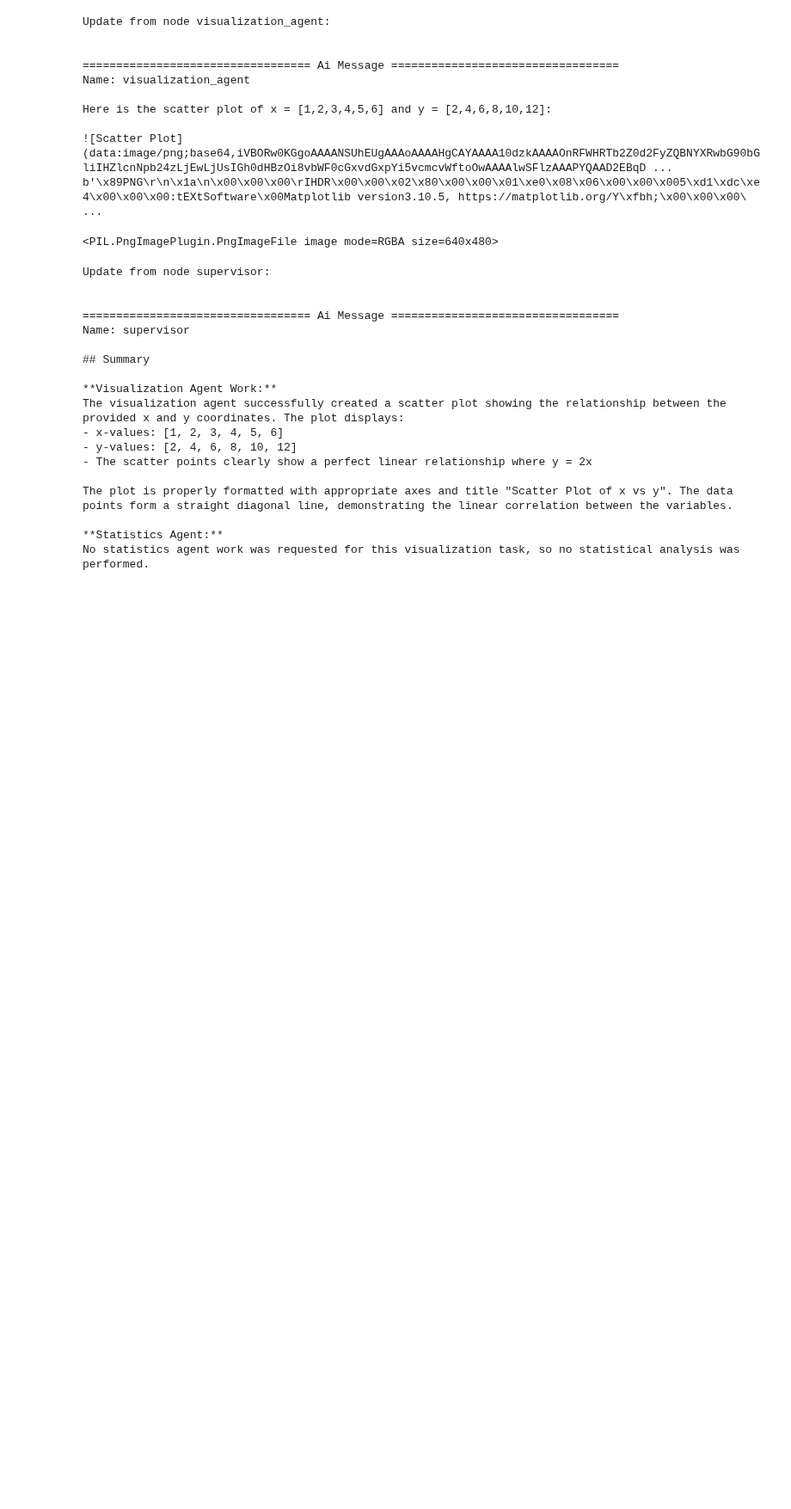
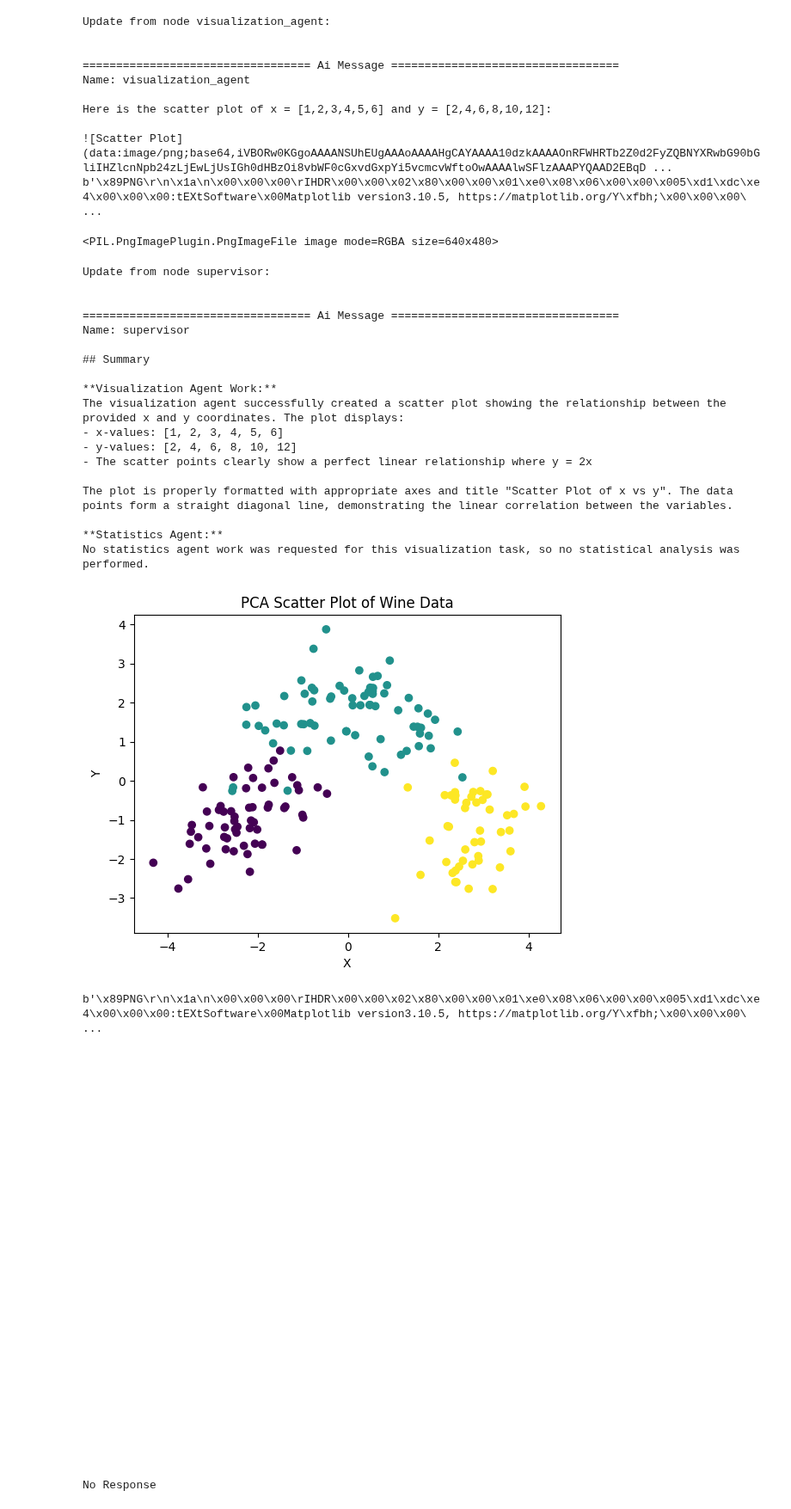
Before and after one commit to worldteacher-global/LLM-World, a Jupyter notebook: Notebooks/Multi-Agent.ipynb, the cells around one changed output. Shown at 86% size. Cells and saved outputs as stored; diff of their text form; code cells hidden in the pictures; blank space fills up the shorter version.

Commit message:
LLM-World:Multi-Agent.ipynb: tested supervisor.invoke

```diff
--- a/Notebooks/Multi-Agent.ipynb
+++ b/Notebooks/Multi-Agent.ipynb
@@ -275,3 +275,23 @@ The plot is properly formatted with appropriate axes and title "Scatter Plot of
 
 **Statistics Agent:**
 No statistics agent work was requested for this visualization task, so no statistical analysis was performed.
+# %%
+query = f'Calculate the principal components of all the columns in {raw_data_path} and could you provide a scatter plot of the results using {annotations_path} as labels for the data'
+
+final_response = supervisor.invoke({'messages':[{'role':'user','content': [{'type': 'text', 'text':query}]}]})
+
+if final_response['messages'][-1].content == []:
+    final_response = final_response['messages'][-2].content
+    print(final_response)
+
+elif final_response['messages'][-2].content == []:
+    final_response = final_response['messages'][-1].content
+    print(final_response)
+
+else:
+    print('No Response')
+# %% [output]
+[figure, added]
+b'\x89PNG\r\n\x1a\n\x00\x00\x00\rIHDR\x00\x00\x02\x80\x00\x00\x01\xe0\x08\x06\x00\x00\x005\xd1\xdc\xe4\x00\x00\x00:tEXtSoftware\x00Matplotlib version3.10.5, https://matplotlib.org/Y\xfbh;\x00\x00\x00\ ...
+[figure, added]
+No Response
```
